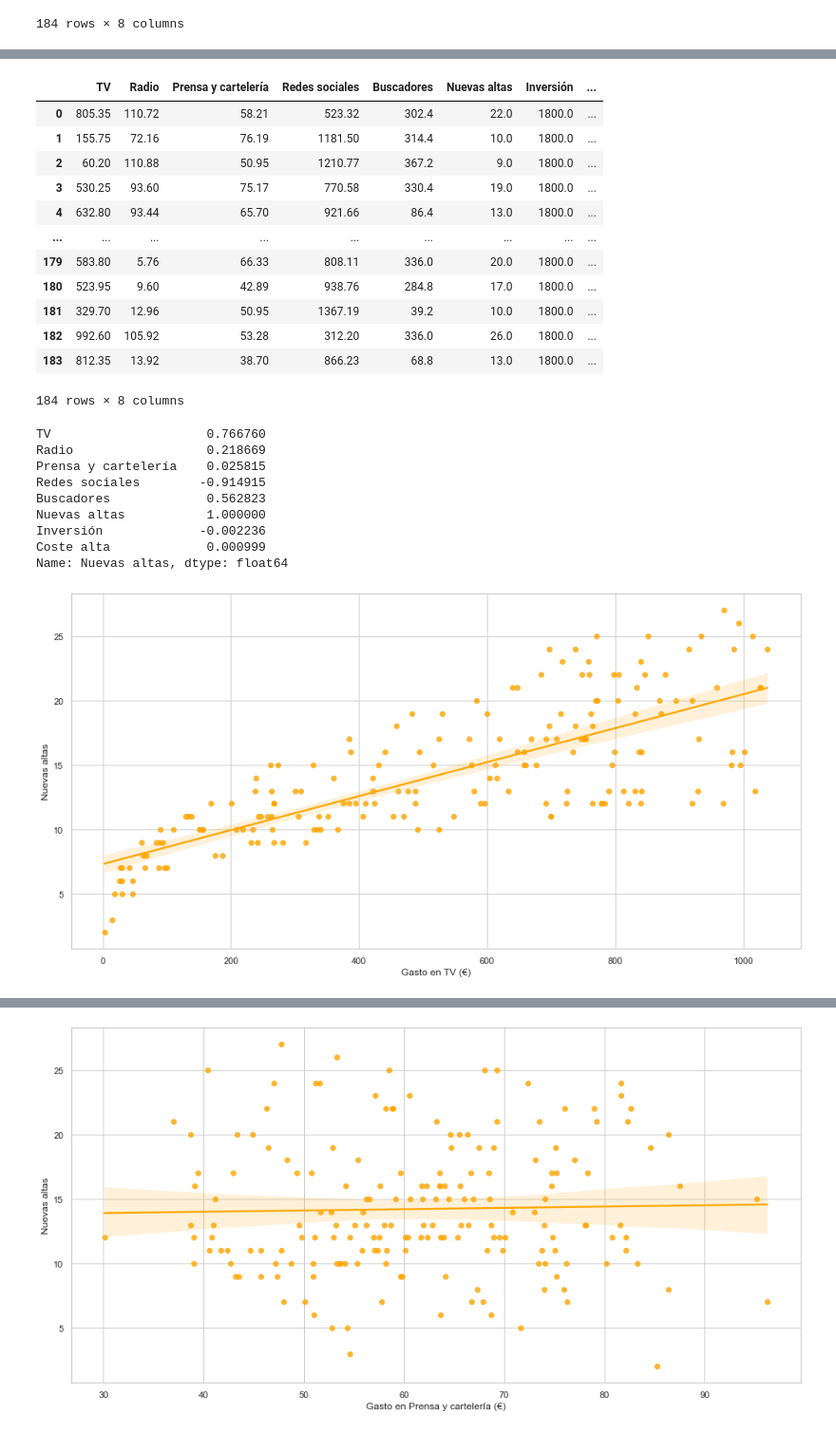
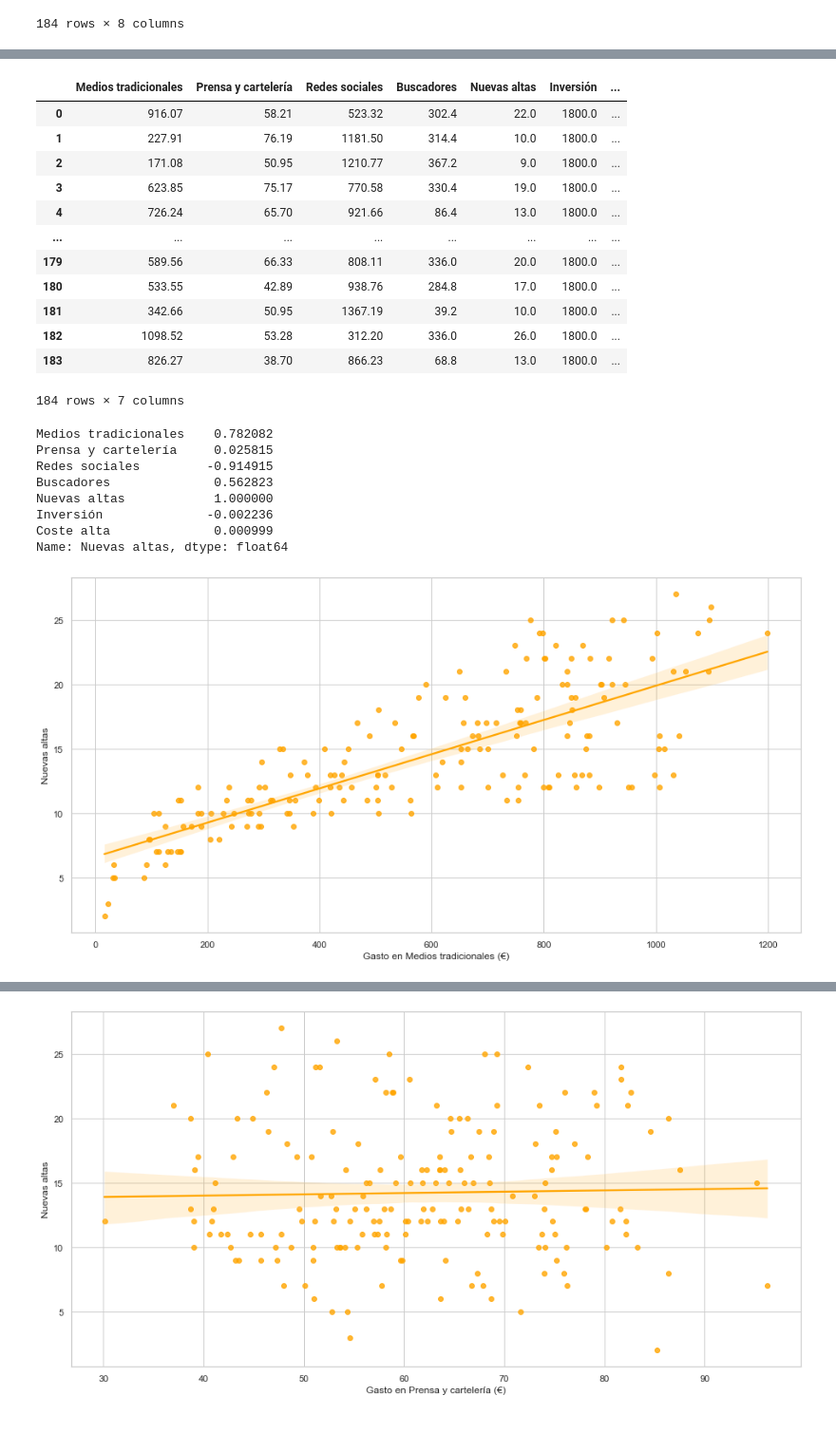
Before and after one commit to tbdesag01nov21/datarepo, a Jupyter notebook: mkt_regresor.ipynb, the cells around one changed output, grey strips where cells are left out. Shown at 95% size. Drawn from its saved outputs; the diff is of its cells as text; code cells hidden in the pictures.

```diff
--- a/mkt_regresor.ipynb
+++ b/mkt_regresor.ipynb
@@ -257,3 +257,13 @@ ads
 | 182 | 992.60 | 336.0 | 105.92 | 53.28 | 312.20 | 26.0 | 1800.0 | ... |
 | 183 | 812.35 | 68.8 | 13.92 | 38.70 | 866.23 | 13.0 | 1800.0 | ... |
 184 rows × 8 columns
+# %%
+ads['Radio'] = ads['TV'] + ads['Radio']
+# %%
+ads.drop('TV', axis=1, inplace=True)
+# %%
+ads.rename(columns={'Radio': 'Medios tradicionales',
+                    },
+           inplace=True)
+
+ads
@@ -260,32 +284,31 @@ ads
 # %%
-ads = ads[['TV', 'Radio', 'Prensa y cartelería', 'Redes sociales', 'Buscadores', 'Nuevas altas', 'Inversión', 'Coste alta']]
+ads = ads[['Medios tradicionales', 'Prensa y cartelería', 'Redes sociales', 'Buscadores', 'Nuevas altas', 'Inversión', 'Coste alta']]
 
 ads
 # %% [output]
-|  | TV | Radio | Prensa y cartelería | Redes sociales | Buscadores | Nuevas altas | Inversión | ... |
-| 0 | 805.35 | 110.72 | 58.21 | 523.32 | 302.4 | 22.0 | 1800.0 | ... |
-| 1 | 155.75 | 72.16 | 76.19 | 1181.50 | 314.4 | 10.0 | 1800.0 | ... |
-| 2 | 60.20 | 110.88 | 50.95 | 1210.77 | 367.2 | 9.0 | 1800.0 | ... |
-| 3 | 530.25 | 93.60 | 75.17 | 770.58 | 330.4 | 19.0 | 1800.0 | ... |
-| 4 | 632.80 | 93.44 | 65.70 | 921.66 | 86.4 | 13.0 | 1800.0 | ... |
-| ... | ... | ... | ... | ... | ... | ... | ... | ... |
-| 179 | 583.80 | 5.76 | 66.33 | 808.11 | 336.0 | 20.0 | 1800.0 | ... |
-| 180 | 523.95 | 9.60 | 42.89 | 938.76 | 284.8 | 17.0 | 1800.0 | ... |
-| 181 | 329.70 | 12.96 | 50.95 | 1367.19 | 39.2 | 10.0 | 1800.0 | ... |
-| 182 | 992.60 | 105.92 | 53.28 | 312.20 | 336.0 | 26.0 | 1800.0 | ... |
-| 183 | 812.35 | 13.92 | 38.70 | 866.23 | 68.8 | 13.0 | 1800.0 | ... |
+|  | Medios tradicionales | Prensa y cartelería | Redes sociales | Buscadores | Nuevas altas | Inversión | ... |
+| 0 | 916.07 | 58.21 | 523.32 | 302.4 | 22.0 | 1800.0 | ... |
+| 1 | 227.91 | 76.19 | 1181.50 | 314.4 | 10.0 | 1800.0 | ... |
+| 2 | 171.08 | 50.95 | 1210.77 | 367.2 | 9.0 | 1800.0 | ... |
+| 3 | 623.85 | 75.17 | 770.58 | 330.4 | 19.0 | 1800.0 | ... |
+| 4 | 726.24 | 65.70 | 921.66 | 86.4 | 13.0 | 1800.0 | ... |
+| ... | ... | ... | ... | ... | ... | ... | ... |
+| 179 | 589.56 | 66.33 | 808.11 | 336.0 | 20.0 | 1800.0 | ... |
+| 180 | 533.55 | 42.89 | 938.76 | 284.8 | 17.0 | 1800.0 | ... |
+| 181 | 342.66 | 50.95 | 1367.19 | 39.2 | 10.0 | 1800.0 | ... |
+| 182 | 1098.52 | 53.28 | 312.20 | 336.0 | 26.0 | 1800.0 | ... |
+| 183 | 826.27 | 38.70 | 866.23 | 68.8 | 13.0 | 1800.0 | ... |
-184 rows × 8 columns
+184 rows × 7 columns
 # %%
 ads.corr()['Nuevas altas']
 # %% [output]
-TV                     0.766760
-Radio                  0.218669
-Prensa y cartelería    0.025815
-Redes sociales        -0.914915
-Buscadores             0.562823
-Nuevas altas           1.000000
-Inversión             -0.002236
-Coste alta             0.000999
+Medios tradicionales    0.782082
+Prensa y cartelería     0.025815
+Redes sociales         -0.914915
+Buscadores              0.562823
+Nuevas altas            1.000000
+Inversión              -0.002236
+Coste alta              0.000999
 Name: Nuevas altas, dtype: float64
 # %%
 def scatter_plot(canal, target):
@@ -310,6 +333,6 @@ def regresion_plot(canal, target):
     plt.ylabel("Nuevas altas")
     plt.show()
 # %%
-regresion_plot('TV', 'Nuevas altas')
+regresion_plot('Medios tradicionales', 'Nuevas altas')
 # %% [output]
-[figure, old version]
+[figure, new version]
```
Also changed, not shown: parts of 18 cells of this notebook.
